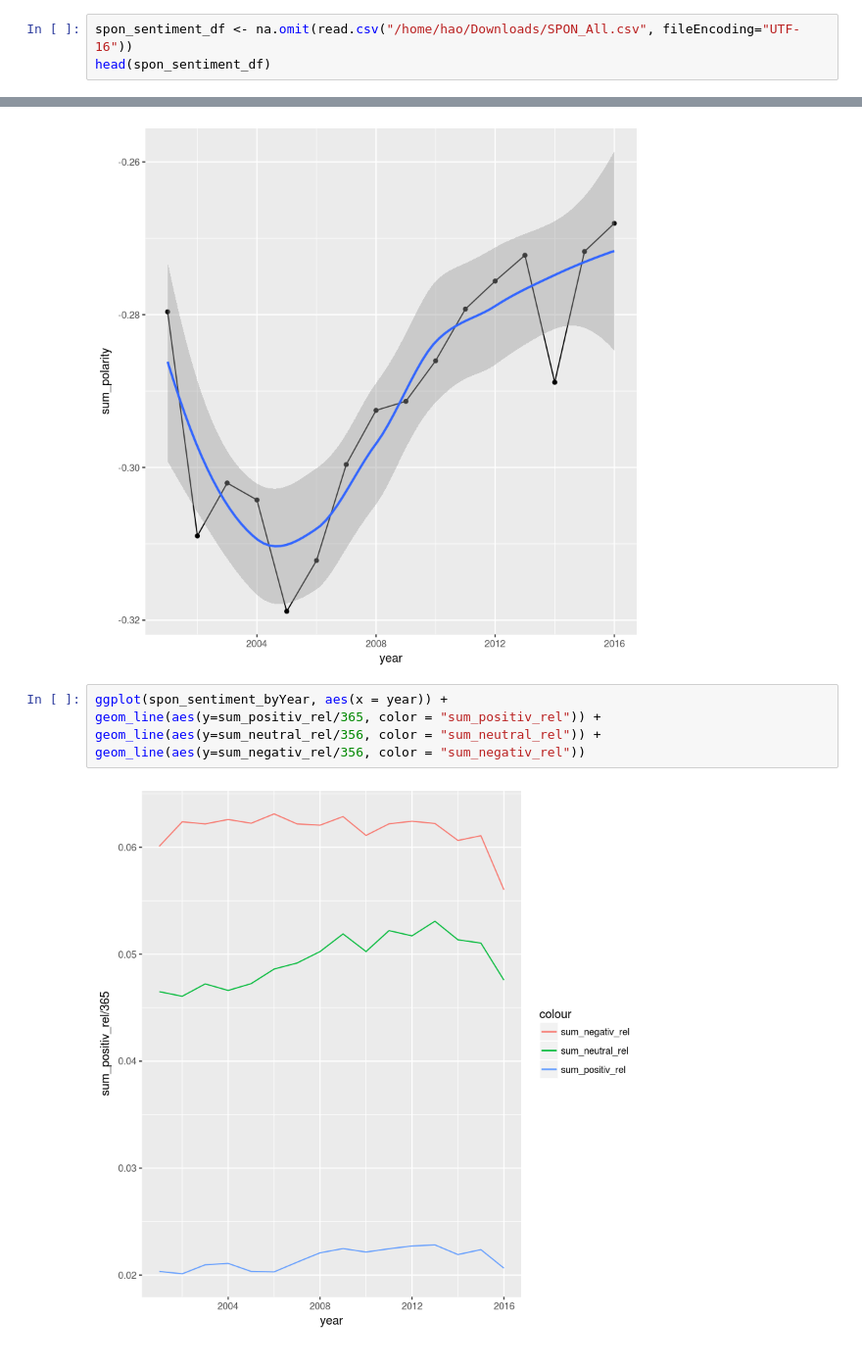
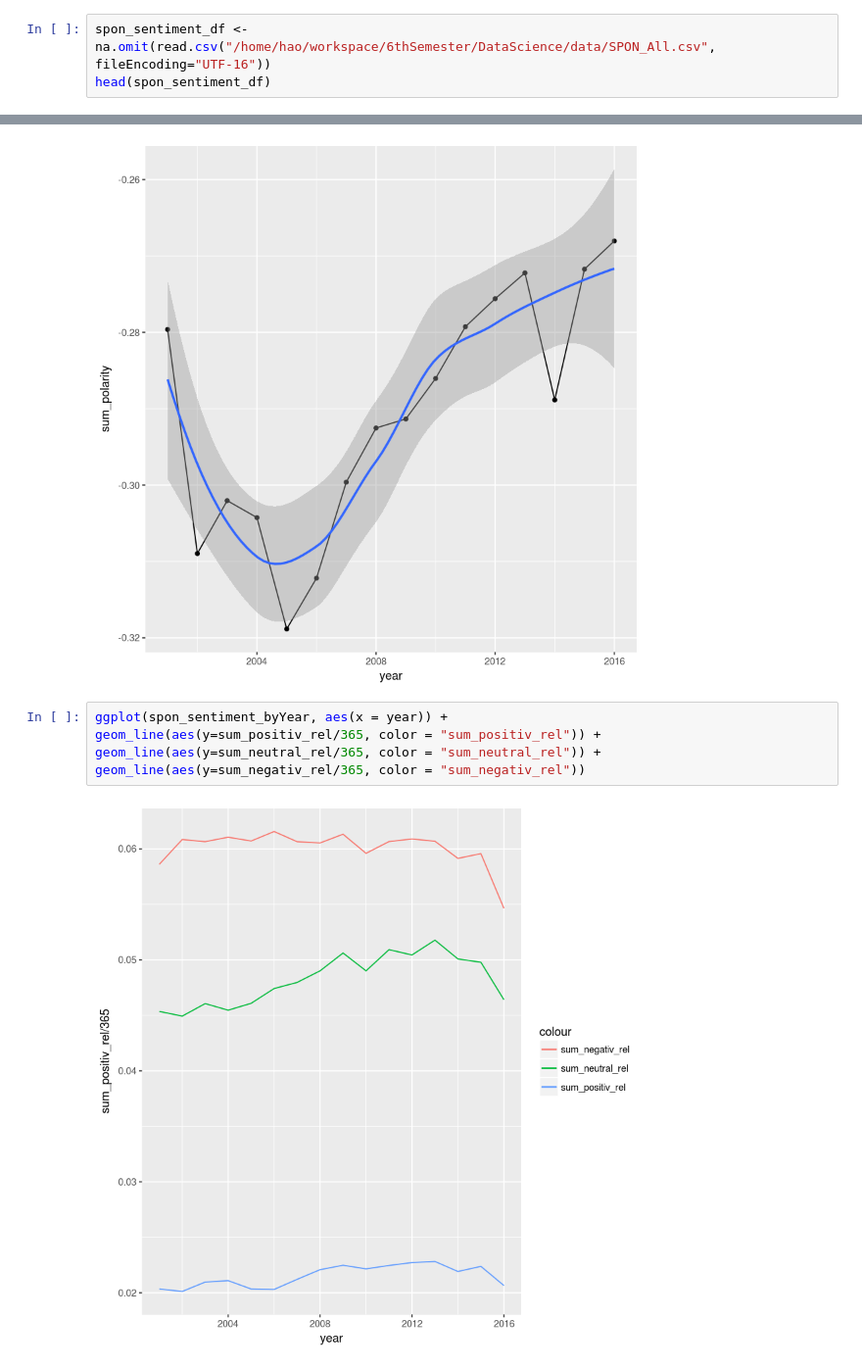
Before and after one commit to se1983/WT-1_Grundlagen_Datascience, a Jupyter notebook: Sentiment_Analyse/Plotting_SPON.ipynb, the cells around one changed output, grey strips where cells are left out. Shown at 98% size. Cells and saved outputs as stored; diff of their text form.

```diff
--- a/Sentiment_Analyse/Plotting_SPON.ipynb
+++ b/Sentiment_Analyse/Plotting_SPON.ipynb
@@ -3,7 +3,7 @@
 library(ggplot2)
 library(dplyr)
 # %%
-spon_sentiment_df <- na.omit(read.csv("/home/hao/Downloads/SPON_All.csv", fileEncoding="UTF-16"))
+spon_sentiment_df <- na.omit(read.csv("/home/hao/workspace/6thSemester/DataScience/data/SPON_All.csv", fileEncoding="UTF-16"))
 head(spon_sentiment_df)
 # %% [output]
 | X | year | month | day | positiv_abs | neutral_abs | negativ_abs | positiv_rel | neutral_rel | ... |
@@ -53,7 +53,7 @@ ggplot(spon_sentiment_byYear, aes(x = year, y = sum_polarity)) + geom_line() +
 # %%
 ggplot(spon_sentiment_byYear, aes(x = year)) +
 geom_line(aes(y=sum_positiv_rel/365, color = "sum_positiv_rel")) +
-geom_line(aes(y=sum_neutral_rel/356, color = "sum_neutral_rel")) +
-geom_line(aes(y=sum_negativ_rel/356, color = "sum_negativ_rel"))
+geom_line(aes(y=sum_neutral_rel/365, color = "sum_neutral_rel")) +
+geom_line(aes(y=sum_negativ_rel/365, color = "sum_negativ_rel"))
 # %% [output]
-[figure, old version]
+[figure, new version]
```
Also changed, not shown: parts of 1 cell of this notebook, 1 other file.
